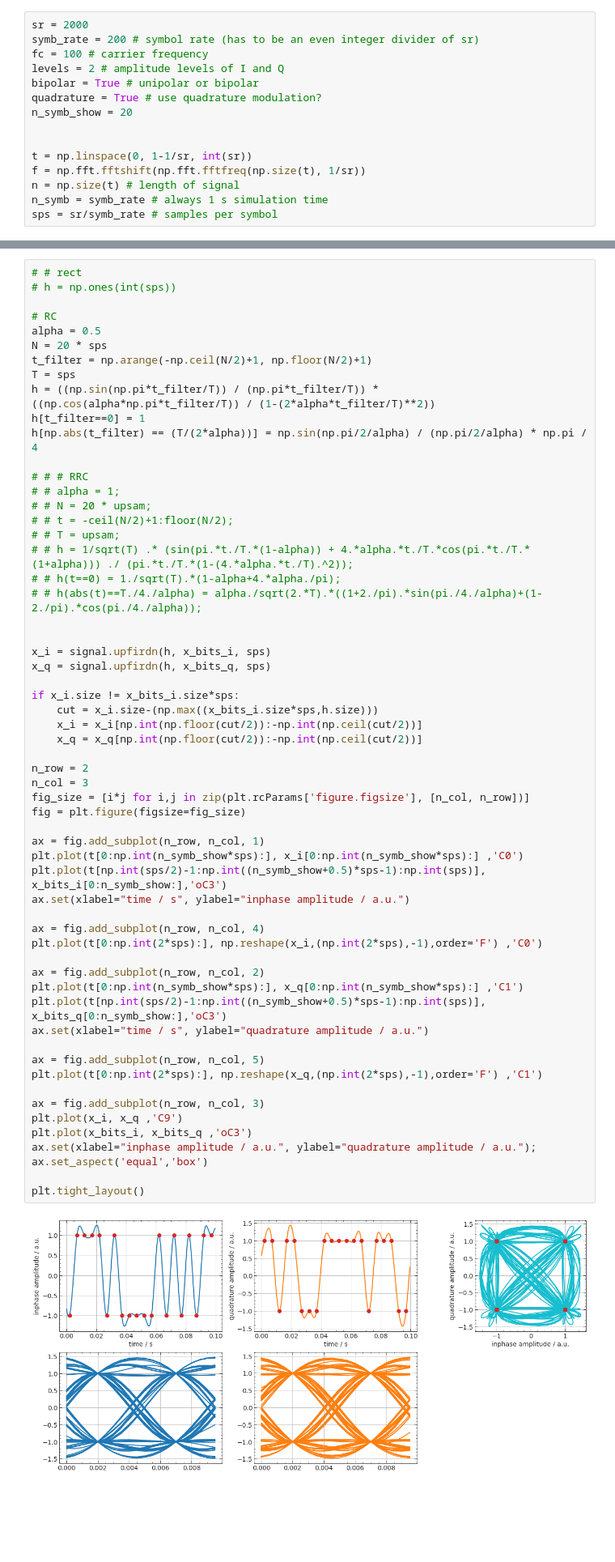
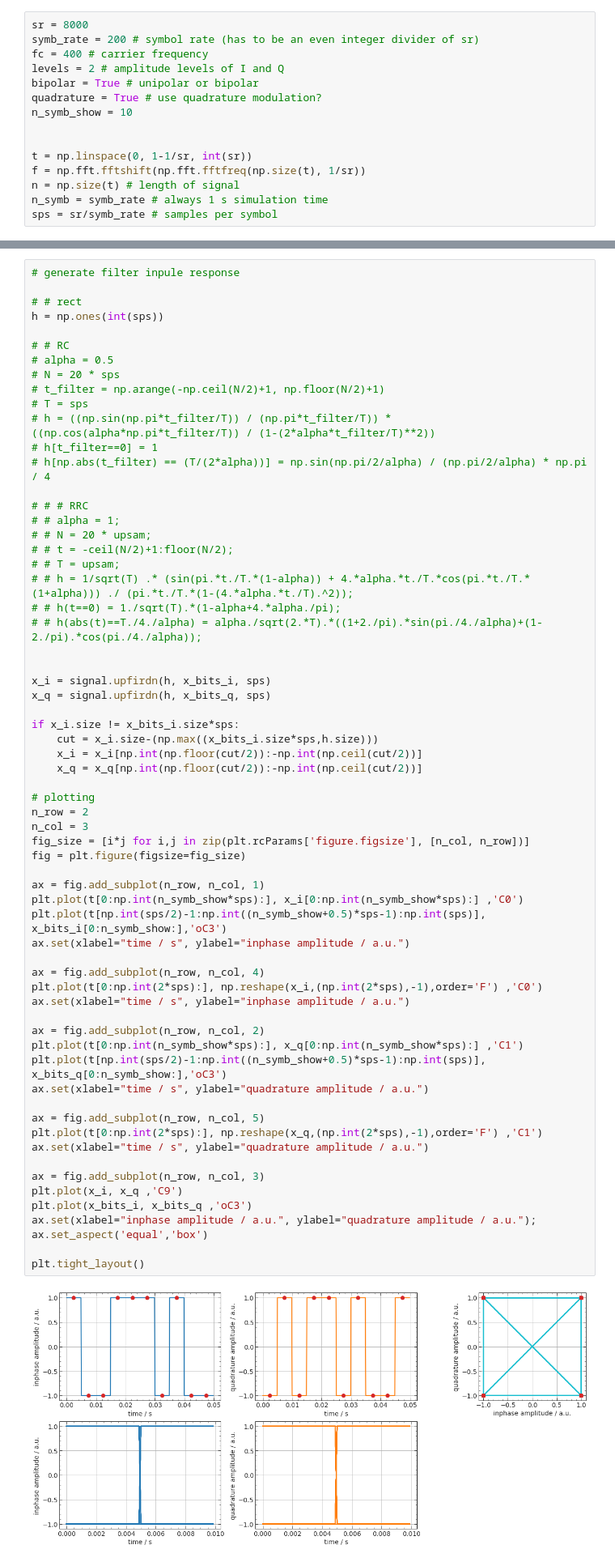
Before and after one commit to htw-ikt-noelle/Uebertragungsverfahren, a Jupyter notebook: digital_modulation.ipynb, the cells around one changed output, grey strips where cells are left out. Shown at 81% size. Saved outputs shown, nothing was run; the diff lists cells and outputs as text; blank space fills up the shorter version.

```diff
--- a/digital_modulation.ipynb
+++ b/digital_modulation.ipynb
@@ -18,13 +18,13 @@ plt.style.use('noelle.mplstyle')
 # %% [markdown]
 Basic parameters like sample rate, time axis and frequency axis are defined.
 # %%
-sr = 2000
+sr = 8000
 symb_rate = 200 # symbol rate (has to be an even integer divider of sr)
-fc = 100 # carrier frequency
+fc = 400 # carrier frequency
 levels = 2 # amplitude levels of I and Q
 bipolar = True # unipolar or bipolar
 quadrature = True # use quadrature modulation?
-n_symb_show = 20
+n_symb_show = 10
 
 
 t = np.linspace(0, 1-1/sr, int(sr))
@@ -68,15 +68,17 @@ plt.tight_layout()
 # %%
+# generate filter inpule response
+
 # # rect
-# h = np.ones(int(sps))
+h = np.ones(int(sps))
 
-# RC
-alpha = 0.5
-N = 20 * sps
-t_filter = np.arange(-np.ceil(N/2)+1, np.floor(N/2)+1)
-T = sps
-h = ((np.sin(np.pi*t_filter/T)) / (np.pi*t_filter/T)) * ((np.cos(alpha*np.pi*t_filter/T)) / (1-(2*alpha*t_filter/T)**2))
-h[t_filter==0] = 1
-h[np.abs(t_filter) == (T/(2*alpha))] = np.sin(np.pi/2/alpha) / (np.pi/2/alpha) * np.pi / 4
+# # RC
+# alpha = 0.5
+# N = 20 * sps
+# t_filter = np.arange(-np.ceil(N/2)+1, np.floor(N/2)+1)
+# T = sps
+# h = ((np.sin(np.pi*t_filter/T)) / (np.pi*t_filter/T)) * ((np.cos(alpha*np.pi*t_filter/T)) / (1-(2*alpha*t_filter/T)**2))
+# h[t_filter==0] = 1
+# h[np.abs(t_filter) == (T/(2*alpha))] = np.sin(np.pi/2/alpha) / (np.pi/2/alpha) * np.pi / 4
 
 # # # RRC
 # # alpha = 1;
@@ -96,33 +98,36 @@ if x_i.size != x_bits_i.size*sps:
     x_i = x_i[np.int(np.floor(cut/2)):-np.int(np.ceil(cut/2))]
     x_q = x_q[np.int(np.floor(cut/2)):-np.int(np.ceil(cut/2))]
 
+# plotting
 n_row = 2
 n_col = 3
 fig_size = [i*j for i,j in zip(plt.rcParams['figure.figsize'], [n_col, n_row])]
 fig = plt.figure(figsize=fig_size)
 
 ax = fig.add_subplot(n_row, n_col, 1)
 plt.plot(t[0:np.int(n_symb_show*sps):], x_i[0:np.int(n_symb_show*sps):] ,'C0')
 plt.plot(t[np.int(sps/2)-1:np.int((n_symb_show+0.5)*sps-1):np.int(sps)], x_bits_i[0:n_symb_show:],'oC3')
 ax.set(xlabel="time / s", ylabel="inphase amplitude / a.u.")
 
 ax = fig.add_subplot(n_row, n_col, 4)
 plt.plot(t[0:np.int(2*sps):], np.reshape(x_i,(np.int(2*sps),-1),order='F') ,'C0')
+ax.set(xlabel="time / s", ylabel="inphase amplitude / a.u.")
 
 ax = fig.add_subplot(n_row, n_col, 2)
 plt.plot(t[0:np.int(n_symb_show*sps):], x_q[0:np.int(n_symb_show*sps):] ,'C1')
 plt.plot(t[np.int(sps/2)-1:np.int((n_symb_show+0.5)*sps-1):np.int(sps)], x_bits_q[0:n_symb_show:],'oC3')
 ax.set(xlabel="time / s", ylabel="quadrature amplitude / a.u.")
 
 ax = fig.add_subplot(n_row, n_col, 5)
 plt.plot(t[0:np.int(2*sps):], np.reshape(x_q,(np.int(2*sps),-1),order='F') ,'C1')
+ax.set(xlabel="time / s", ylabel="quadrature amplitude / a.u.")
 
 ax = fig.add_subplot(n_row, n_col, 3)
 plt.plot(x_i, x_q ,'C9')
 plt.plot(x_bits_i, x_bits_q ,'oC3')
 ax.set(xlabel="inphase amplitude / a.u.", ylabel="quadrature amplitude / a.u.");
 ax.set_aspect('equal','box')
 
 plt.tight_layout()
 # %% [output]
-[figure, old version]
+[figure, new version]
```
Also changed, not shown: parts of 2 cells of this notebook.
